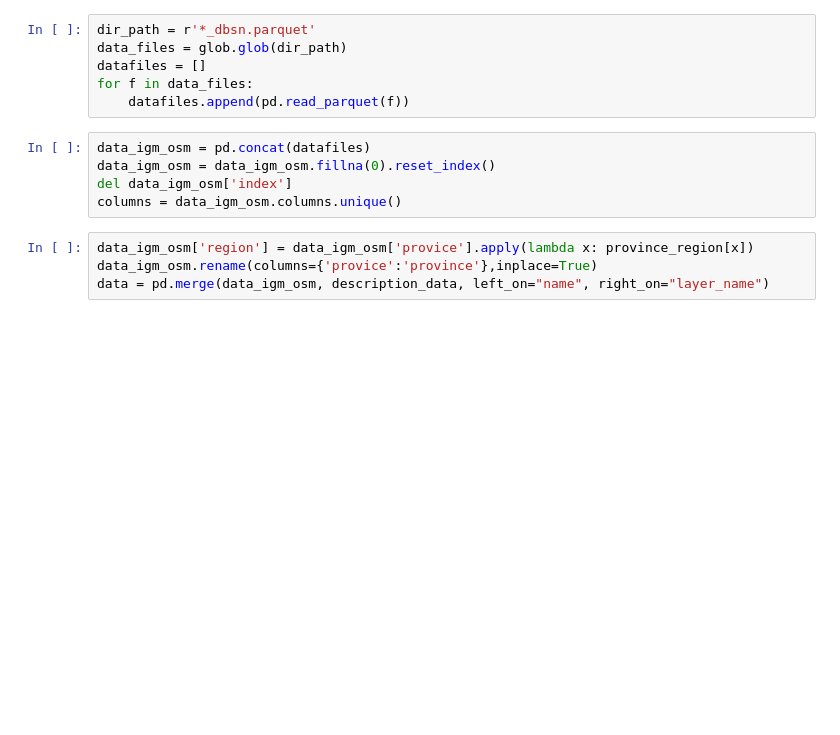
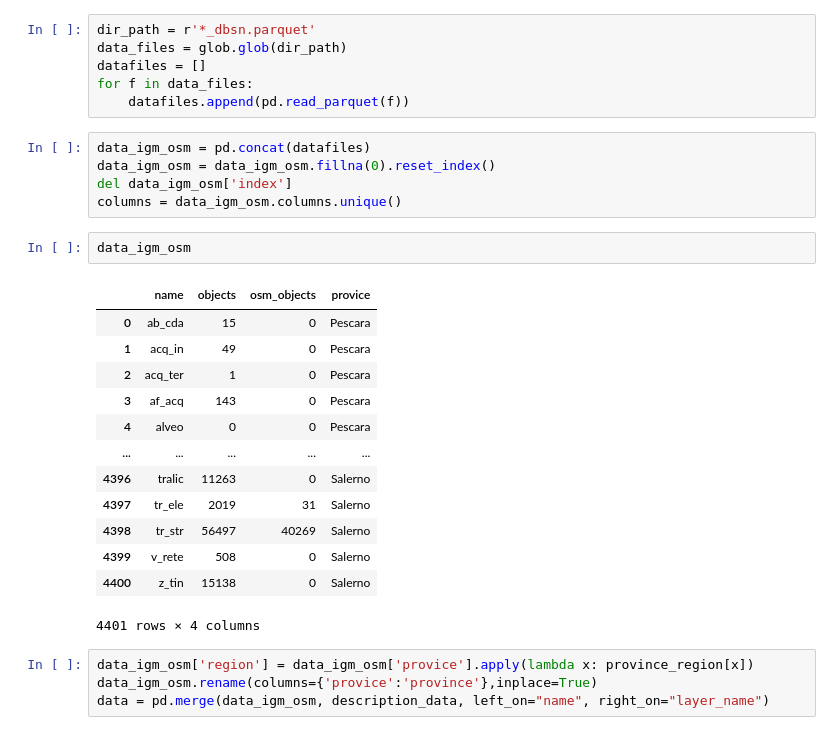
Before and after one commit to napo/dbsnosmcompare, a Jupyter notebook: from_osm_declarations.ipynb, the cells around one changed output. Cells and saved outputs as stored; diff of their text form; blank space fills up the shorter version.

```diff
--- a/from_osm_declarations.ipynb
+++ b/from_osm_declarations.ipynb
@@ -90,6 +93,22 @@ data_igm_osm = pd.concat(datafiles)
 data_igm_osm = data_igm_osm.fillna(0).reset_index()
 del data_igm_osm['index']
 columns = data_igm_osm.columns.unique()
+# %%
+data_igm_osm
+# %% [output]
+|  | name | objects | osm_objects | provice |
+| 0 | ab_cda | 15 | 0 | Pescara |
+| 1 | acq_in | 49 | 0 | Pescara |
+| 2 | acq_ter | 1 | 0 | Pescara |
+| 3 | af_acq | 143 | 0 | Pescara |
+| 4 | alveo | 0 | 0 | Pescara |
+| ... | ... | ... | ... | ... |
+| 4396 | tralic | 11263 | 0 | Salerno |
+| 4397 | tr_ele | 2019 | 31 | Salerno |
+| 4398 | tr_str | 56497 | 40269 | Salerno |
+| 4399 | v_rete | 508 | 0 | Salerno |
+| 4400 | z_tin | 15138 | 0 | Salerno |
+4401 rows × 4 columns
 # %%
 data_igm_osm['region'] = data_igm_osm['provice'].apply(lambda x: province_region[x])
 data_igm_osm.rename(columns={'provice':'province'},inplace=True)
```
Also changed, not shown: parts of 1 cell of this notebook, 7 other files.
